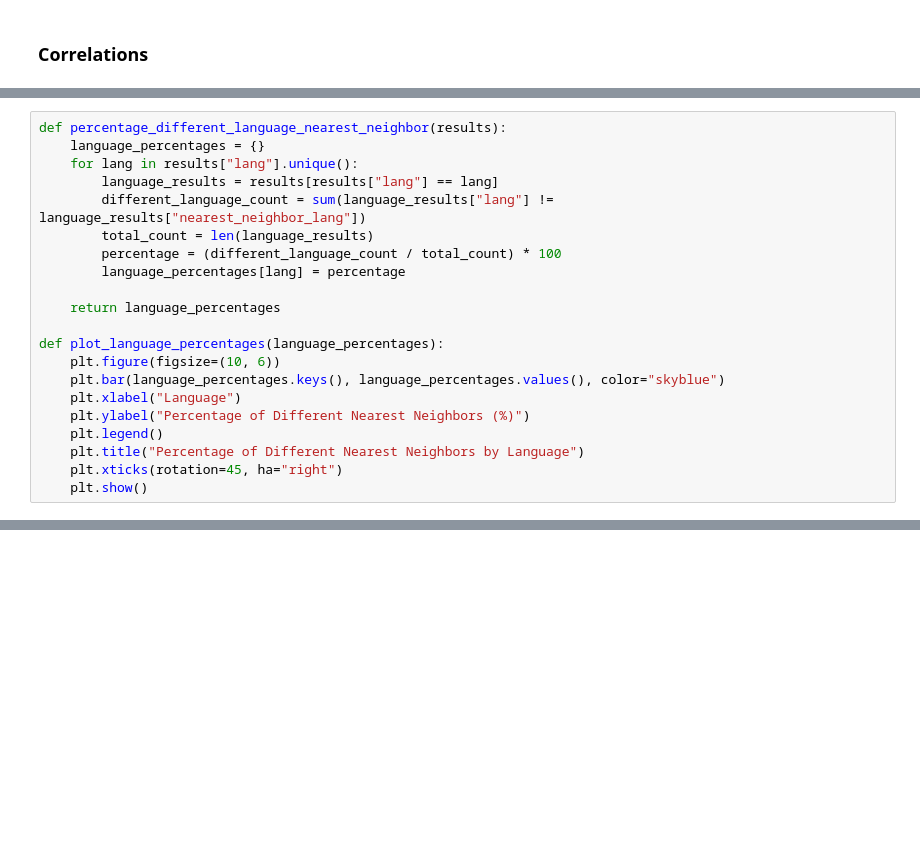
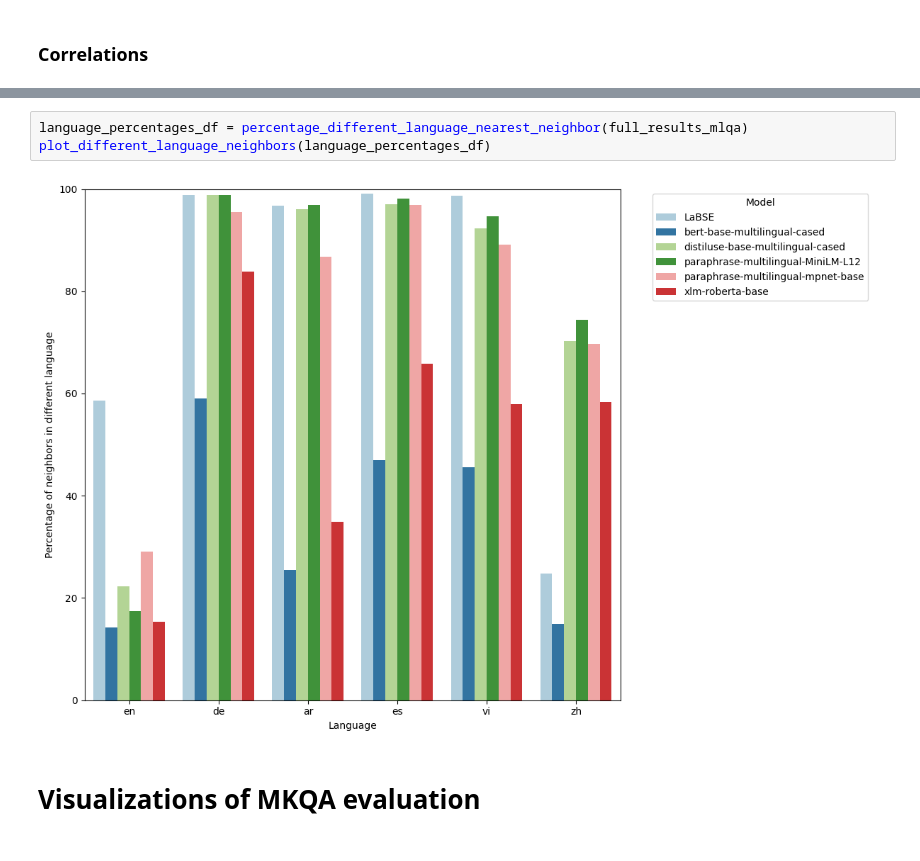
Before and after one commit to dkoterwa/master_thesis, a Jupyter notebook: notebooks/results_analysis.ipynb, the cells around one changed output, grey strips where cells are left out. Cells and saved outputs as stored; diff of their text form; blank space fills up the shorter version.

```diff
--- a/notebooks/results_analysis.ipynb
+++ b/notebooks/results_analysis.ipynb
@@ -131,21 +146,0 @@ No artists with labels found to put in legend.  Note that artists whose label st
-# %%
-def percentage_different_language_nearest_neighbor(results):
-    language_percentages = {}
-    for lang in results["lang"].unique():
-        language_results = results[results["lang"] == lang]
-        different_language_count = sum(language_results["lang"] != language_results["nearest_neighbor_lang"])
-        total_count = len(language_results)
-        percentage = (different_language_count / total_count) * 100
-        language_percentages[lang] = percentage
-
-    return language_percentages
-
-def plot_language_percentages(language_percentages):
-    plt.figure(figsize=(10, 6))
-    plt.bar(language_percentages.keys(), language_percentages.values(), color="skyblue")
-    plt.xlabel("Language")
-    plt.ylabel("Percentage of Different Nearest Neighbors (%)")
-    plt.legend()
-    plt.title("Percentage of Different Nearest Neighbors by Language")
-    plt.xticks(rotation=45, ha="right")
-    plt.show()
@@ -232,0 +213,7 @@ plot_fpr_for_specific_thresholds_multiple_languages(results, target_languages)
+# %%
+language_percentages_df = percentage_different_language_nearest_neighbor(full_results_mlqa)
+plot_different_language_neighbors(language_percentages_df)
+# %% [output]
+[figure, added]
+# %% [markdown]
+<h1> Visualizations of MKQA evaluation <h1>
```
Also changed, not shown: parts of 53 cells of this notebook, 3 other files.
